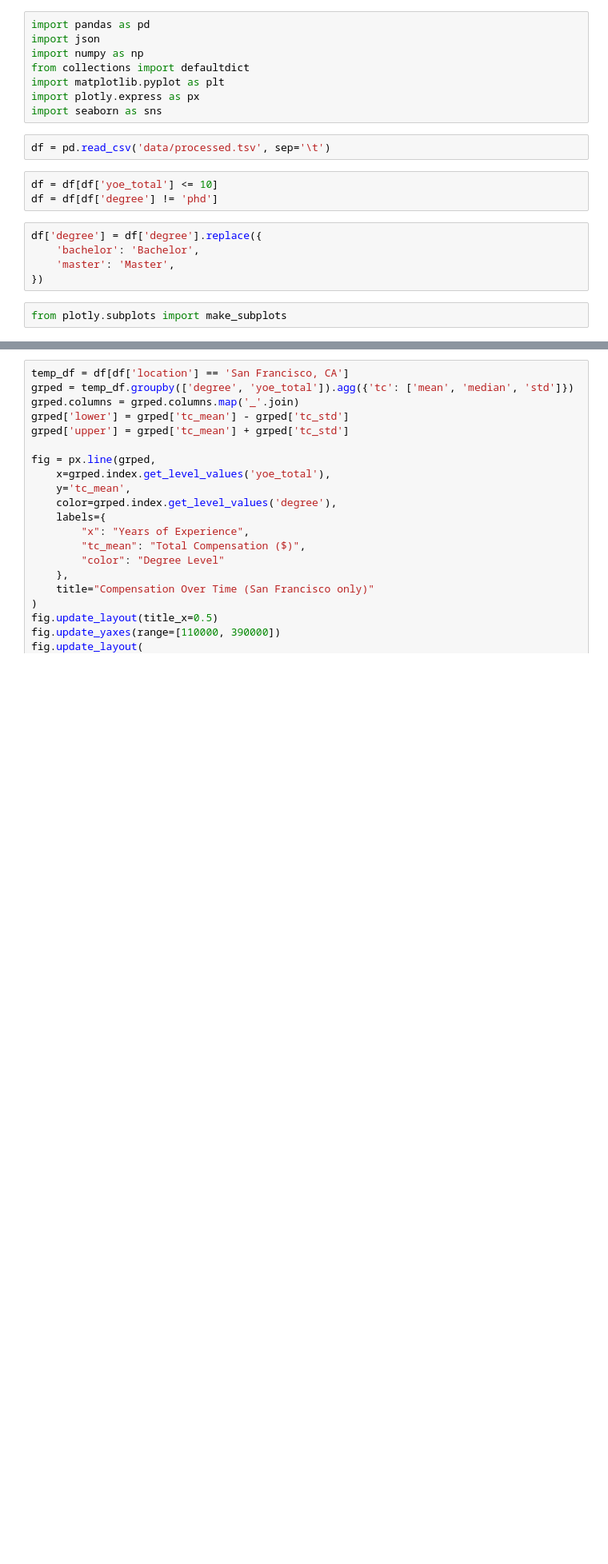
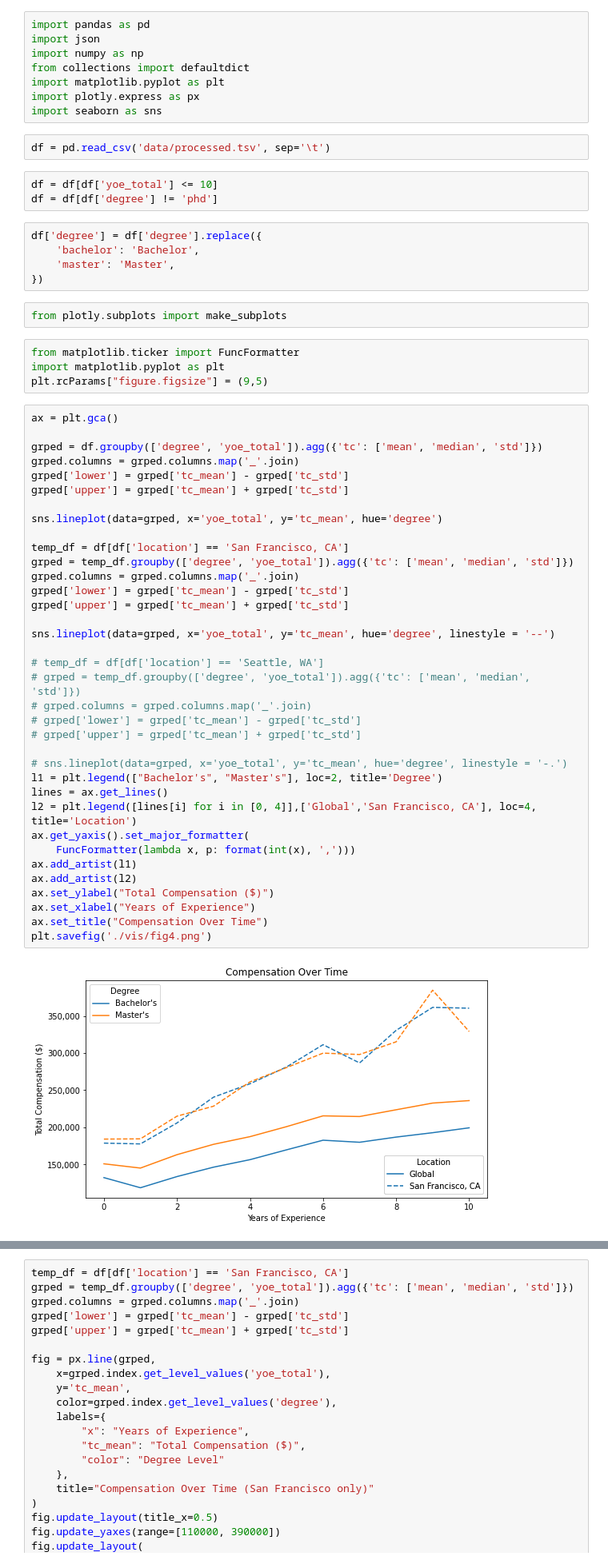
Before and after one commit to yu-lily/salary-analysis, a Jupyter notebook: 1.3-one_pager.ipynb, the cells around one changed output, grey strips where cells are left out. Shown at 80% size. Cells and saved outputs as stored; diff of their text form; blank space fills up the shorter version.

Commit message:
convert plots to matplotlib

```diff
--- a/1.3-one_pager.ipynb
+++ b/1.3-one_pager.ipynb
@@ -18,6 +18,48 @@ df['degree'] = df['degree'].replace({
 })
 # %%
 from plotly.subplots import make_subplots
+# %%
+from matplotlib.ticker import FuncFormatter
+import matplotlib.pyplot as plt
+plt.rcParams["figure.figsize"] = (9,5)
+# %%
+ax = plt.gca()
+
+grped = df.groupby(['degree', 'yoe_total']).agg({'tc': ['mean', 'median', 'std']})
+grped.columns = grped.columns.map('_'.join)
+grped['lower'] = grped['tc_mean'] - grped['tc_std']
+grped['upper'] = grped['tc_mean'] + grped['tc_std']
+
+sns.lineplot(data=grped, x='yoe_total', y='tc_mean', hue='degree')
+
+temp_df = df[df['location'] == 'San Francisco, CA']
+grped = temp_df.groupby(['degree', 'yoe_total']).agg({'tc': ['mean', 'median', 'std']})
+grped.columns = grped.columns.map('_'.join)
+grped['lower'] = grped['tc_mean'] - grped['tc_std']
+grped['upper'] = grped['tc_mean'] + grped['tc_std']
+
+sns.lineplot(data=grped, x='yoe_total', y='tc_mean', hue='degree', linestyle = '--')
+
+# temp_df = df[df['location'] == 'Seattle, WA']
+# grped = temp_df.groupby(['degree', 'yoe_total']).agg({'tc': ['mean', 'median', 'std']})
+# grped.columns = grped.columns.map('_'.join)
+# grped['lower'] = grped['tc_mean'] - grped['tc_std']
+# grped['upper'] = grped['tc_mean'] + grped['tc_std']
+
+# sns.lineplot(data=grped, x='yoe_total', y='tc_mean', hue='degree', linestyle = '-.')
+l1 = plt.legend(["Bachelor's", "Master's"], loc=2, title='Degree')
+lines = ax.get_lines()
+l2 = plt.legend([lines[i] for i in [0, 4]],['Global','San Francisco, CA'], loc=4, title='Location')
+ax.get_yaxis().set_major_formatter(
+    FuncFormatter(lambda x, p: format(int(x), ',')))
+ax.add_artist(l1)
+ax.add_artist(l2)
+ax.set_ylabel("Total Compensation ($)")
+ax.set_xlabel("Years of Experience")
+ax.set_title("Compensation Over Time")
+plt.savefig('./vis/fig4.png')
+# %% [output]
+[figure, added]
 # %%
 grped = df.groupby(['degree', 'yoe_total']).agg({'tc': ['mean', 'median', 'std']})
 grped.columns = grped.columns.map('_'.join)
```
Also changed, not shown: parts of 1 cell of this notebook, 1 other file.
